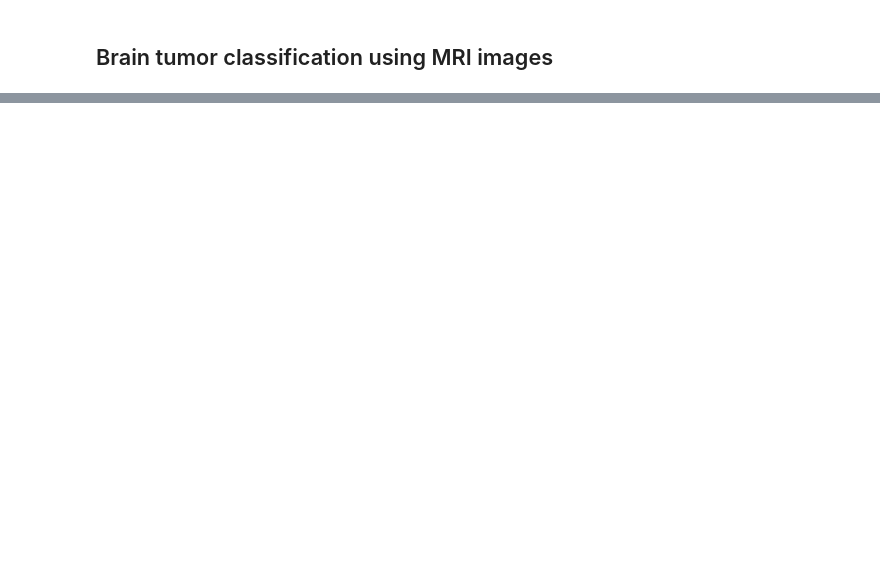
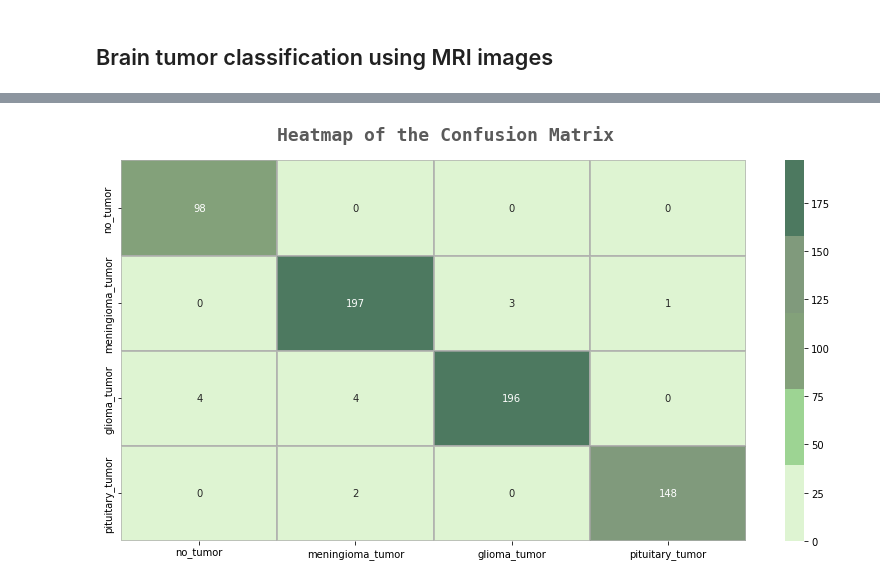
Before and after one commit to reapintar/ASUB-Projekt, a Jupyter notebook: analizer.ipynb, the cells around one changed output, grey strips where cells are left out. Saved outputs shown, nothing was run; the diff lists cells and outputs as text; code cells hidden in the pictures; blank space fills up the shorter version.

```diff
--- a/analizer.ipynb
+++ b/analizer.ipynb
@@ -226,0 +257,14 @@ print(confusion_matrix(y_test_numerical,prediction_y))
+# %%
+fig,ax=plt.subplots(1,1,figsize=(14,7))
+colors_green = ['#01411C','#4B6F44','#4F7942','#74C365','#D0F0C0']
+colors_dark = ["#1F1F1F", "#313131", '#636363', '#AEAEAE', '#DADADA']
+
+import seaborn as sns
+sns.heatmap(confusion_matrix(y_test_numerical,prediction_y),ax=ax,xticklabels=labels,yticklabels=labels,annot=True,
+           cmap=colors_green[::-1],alpha=0.7,linewidths=2,linecolor=colors_dark[3],fmt='d')
+fig.text(s='Heatmap of the Confusion Matrix',size=18,fontweight='bold',
+             fontname='monospace',color=colors_dark[1],y=0.92,x=0.28,alpha=0.8)
+
+plt.show()
+# %% [output]
+[figure, added]
```
Also changed, not shown: parts of 18 cells of this notebook.
